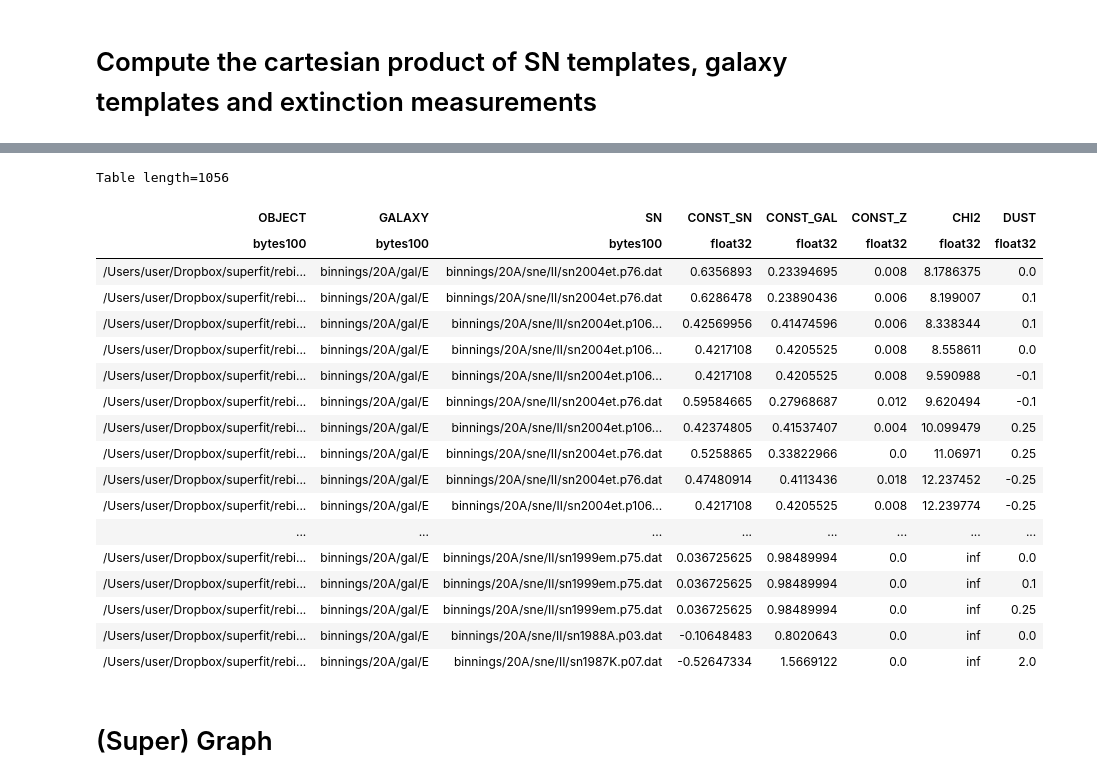
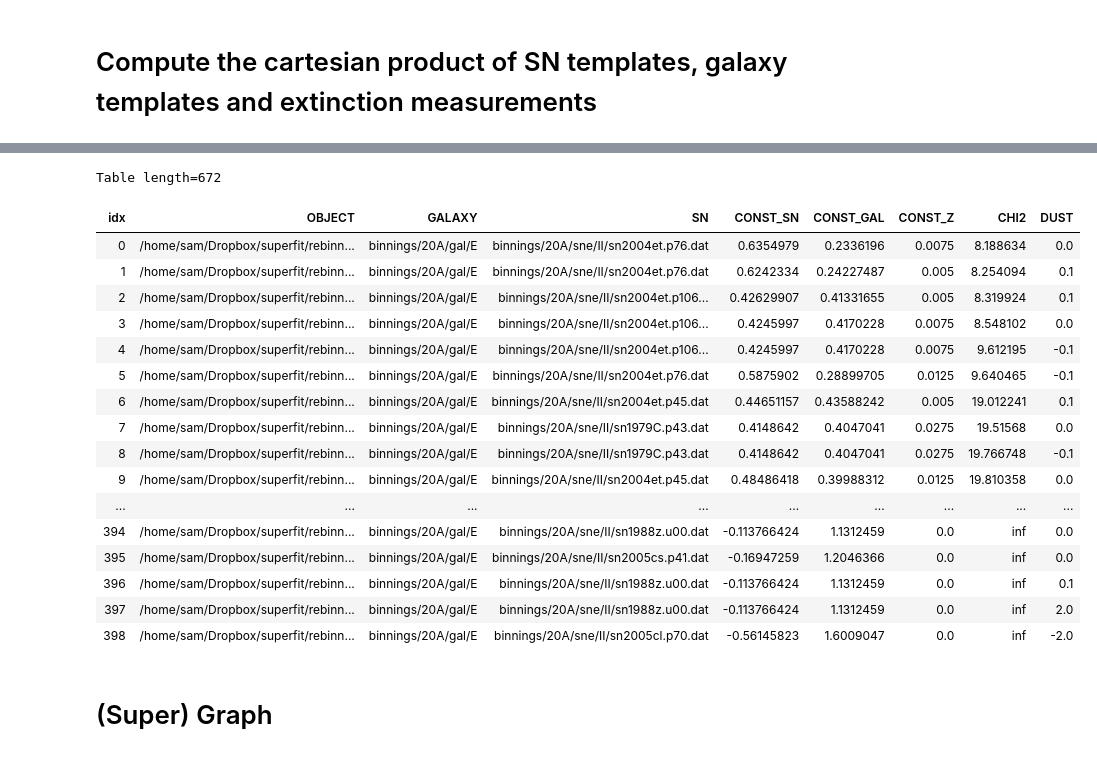
Before and after one commit to oyaron/NGSF, a Jupyter notebook: BFF.ipynb, the cells around one changed output, grey strips where cells are left out. Saved outputs shown, nothing was run; the diff lists cells and outputs as text; code cells hidden in the pictures.

```diff
--- a/BFF.ipynb
+++ b/BFF.ipynb
@@ -138,14 +138,15 @@ def wrapper_fit(DATABASE):
 
 
     error       =  error_spectra(spec_object)
-    spec_object_interp     =  interpolate.interp1d(spec_object[:,0], spec_object[:,1], bounds_error=False, fill_value=0)
-    spec_object_err_interp =  interpolate.interp1d(error[:,0],       error[:,1],       bounds_error=False, fill_value=np.inf)
+    object_interp     =  interpolate.interp1d(spec_object[:,0], spec_object[:,1], bounds_error=False, fill_value=0)
+    object_err_interp =  interpolate.interp1d(error[:,0],       error[:,1],       bounds_error=False, fill_value=np.inf)
 
 
 
-    number = 101
+    number = 21
     #z = np.random.randint(0,20,number)/1000.
-    z = np.linspace(0,0.2,number)
+    z = np.linspace(0,0.05,number)
+    #z = np.array([-0.1, 0, 0.1])
     chi2 = np.zeros(number)
     b = np.zeros(number)
     d = np.zeros(number)
@@ -155,8 +156,8 @@ def wrapper_fit(DATABASE):
 
 
 
-        spec_gal_interp        =  interpolate.interp1d(spec_gal[:,0]*(1+z[i]),    spec_gal[:,1],    bounds_error=False, fill_value=0)
-        spec_sn_interp         =  interpolate.interp1d(spec_SN[:,0]*(1+z[i]),     spec_SN[:,1],     bounds_error=False, fill_value=0)
+        gal_interp        =  interpolate.interp1d(spec_gal[:,0]*(1+z[i]),    spec_gal[:,1],    bounds_error=False, fill_value=0)
+        sn_interp         =  interpolate.interp1d(spec_SN[:,0]*(1+z[i]),     spec_SN[:,1],     bounds_error=False, fill_value=0)
 
 
         lambda_min   =   max([   spec_gal[:,0][0],  spec_SN[:,0][0],  spec_object[:,0][0]   ])
@@ -166,14 +167,14 @@ def wrapper_fit(DATABASE):
         lam          =   spec_object[:,0][ (spec_object[:,0] >= lambda_min) & (spec_object[:,0] <= lambda_max) ]
 
 
-        sigma        =  spec_object_err_interp(lam)
-        object_spec  =  spec_object_interp    (lam)
+        sigma        =  object_err_interp(lam)
+        object_spec  =  object_interp    (lam)
 
         if True:
 
 
-            gal = spec_gal_interp(lam)
-            sn  = spec_sn_interp(lam)
+            gal = gal_interp(lam)
+            sn  = sn_interp(lam)
 
 
             c = 1 / ( np.sum(sn**2) * np.sum(gal**2) - np.sum(gal*sn)**2 )
@@ -191,7 +192,8 @@ def wrapper_fit(DATABASE):
 
 
 
-        #Second method, uses a curvefit routine to find the
+        # Second method, uses a curvefit routine to find the best fitting paramters to the curve and then from them
+        # We compute the chi2
         else:
 
             def func(x, b, d):
@@ -246,7 +248,7 @@ templates_sn = np.array(templates_sn)
 
 #The beginning, end, and interval for the dust are decided by the user
 
-templates_dust = np.array([-2, -1, -0.5, -0.25, -0.1, 0, 0.1, 0.25, 0.5, 1 , 2])
+templates_dust = np.array([-2,-1,-0.1, 0, 0.1, 1, 2])
 #templates_dust = np.linspace(-2,2,11)
 # %% [markdown]
 ## Truncate templates SN, HG
@@ -269,7 +271,7 @@ cartesian_product_all  =  table.Table(cartesian_product_all, names=('GALAXY', 'S
 
 
 # Here the user enters the template he wants to analize
-cartesian_product_all['OBJECT']=["/Users/user/Dropbox/superfit/rebinned/combined/avishay"]
+cartesian_product_all['OBJECT']=["/home/sam/Dropbox/superfit/rebinned/combined/avishay"]
 
 
 cartesian_product_all
@@ -322,27 +344,27 @@ result=table.vstack(result)
 # %%
 result
 result.sort('CHI2')
 result
+table.Table.show_in_notebook(result)
 # %% [output]
-Table length=1056
+Table length=672
-| OBJECT | GALAXY | SN | CONST_SN | CONST_GAL | CONST_Z | CHI2 | DUST |
-| bytes100 | bytes100 | bytes100 | float32 | float32 | float32 | float32 | float32 |
-| /Users/user/Dropbox/superfit/rebi... | binnings/20A/gal/E | binnings/20A/sne/II/sn2004et.p76.dat | 0.6356893 | 0.23394695 | 0.008 | 8.1786375 | 0.0 |
-| /Users/user/Dropbox/superfit/rebi... | binnings/20A/gal/E | binnings/20A/sne/II/sn2004et.p76.dat | 0.6286478 | 0.23890436 | 0.006 | 8.199007 | 0.1 |
-| /Users/user/Dropbox/superfit/rebi... | binnings/20A/gal/E | binnings/20A/sne/II/sn2004et.p106... | 0.42569956 | 0.41474596 | 0.006 | 8.338344 | 0.1 |
-| /Users/user/Dropbox/superfit/rebi... | binnings/20A/gal/E | binnings/20A/sne/II/sn2004et.p106... | 0.4217108 | 0.4205525 | 0.008 | 8.558611 | 0.0 |
-| /Users/user/Dropbox/superfit/rebi... | binnings/20A/gal/E | binnings/20A/sne/II/sn2004et.p106... | 0.4217108 | 0.4205525 | 0.008 | 9.590988 | -0.1 |
-| /Users/user/Dropbox/superfit/rebi... | binnings/20A/gal/E | binnings/20A/sne/II/sn2004et.p76.dat | 0.59584665 | 0.27968687 | 0.012 | 9.620494 | -0.1 |
-| /Users/user/Dropbox/superfit/rebi... | binnings/20A/gal/E | binnings/20A/sne/II/sn2004et.p106... | 0.42374805 | 0.41537407 | 0.004 | 10.099479 | 0.25 |
-| /Users/user/Dropbox/superfit/rebi... | binnings/20A/gal/E | binnings/20A/sne/II/sn2004et.p76.dat | 0.5258865 | 0.33822966 | 0.0 | 11.06971 | 0.25 |
-| /Users/user/Dropbox/superfit/rebi... | binnings/20A/gal/E | binnings/20A/sne/II/sn2004et.p76.dat | 0.47480914 | 0.4113436 | 0.018 | 12.237452 | -0.25 |
-| /Users/user/Dropbox/superfit/rebi... | binnings/20A/gal/E | binnings/20A/sne/II/sn2004et.p106... | 0.4217108 | 0.4205525 | 0.008 | 12.239774 | -0.25 |
-| ... | ... | ... | ... | ... | ... | ... | ... |
-| /Users/user/Dropbox/superfit/rebi... | binnings/20A/gal/E | binnings/20A/sne/II/sn1999em.p75.dat | 0.036725625 | 0.98489994 | 0.0 | inf | 0.0 |
-| /Users/user/Dropbox/superfit/rebi... | binnings/20A/gal/E | binnings/20A/sne/II/sn1999em.p75.dat | 0.036725625 | 0.98489994 | 0.0 | inf | 0.1 |
-| /Users/user/Dropbox/superfit/rebi... | binnings/20A/gal/E | binnings/20A/sne/II/sn1999em.p75.dat | 0.036725625 | 0.98489994 | 0.0 | inf | 0.25 |
-| /Users/user/Dropbox/superfit/rebi... | binnings/20A/gal/E | binnings/20A/sne/II/sn1988A.p03.dat | -0.10648483 | 0.8020643 | 0.0 | inf | 0.0 |
-| /Users/user/Dropbox/superfit/rebi... | binnings/20A/gal/E | binnings/20A/sne/II/sn1987K.p07.dat | -0.52647334 | 1.5669122 | 0.0 | inf | 2.0 |
+| idx | OBJECT | GALAXY | SN | CONST_SN | CONST_GAL | CONST_Z | CHI2 | DUST |
+| 0 | /home/sam/Dropbox/superfit/rebinn... | binnings/20A/gal/E | binnings/20A/sne/II/sn2004et.p76.dat | 0.6354979 | 0.2336196 | 0.0075 | 8.188634 | 0.0 |
+| 1 | /home/sam/Dropbox/superfit/rebinn... | binnings/20A/gal/E | binnings/20A/sne/II/sn2004et.p76.dat | 0.6242334 | 0.24227487 | 0.005 | 8.254094 | 0.1 |
+| 2 | /home/sam/Dropbox/superfit/rebinn... | binnings/20A/gal/E | binnings/20A/sne/II/sn2004et.p106... | 0.42629907 | 0.41331655 | 0.005 | 8.319924 | 0.1 |
+| 3 | /home/sam/Dropbox/superfit/rebinn... | binnings/20A/gal/E | binnings/20A/sne/II/sn2004et.p106... | 0.4245997 | 0.4170228 | 0.0075 | 8.548102 | 0.0 |
+| 4 | /home/sam/Dropbox/superfit/rebinn... | binnings/20A/gal/E | binnings/20A/sne/II/sn2004et.p106... | 0.4245997 | 0.4170228 | 0.0075 | 9.612195 | -0.1 |
+| 5 | /home/sam/Dropbox/superfit/rebinn... | binnings/20A/gal/E | binnings/20A/sne/II/sn2004et.p76.dat | 0.5875902 | 0.28899705 | 0.0125 | 9.640465 | -0.1 |
+| 6 | /home/sam/Dropbox/superfit/rebinn... | binnings/20A/gal/E | binnings/20A/sne/II/sn2004et.p45.dat | 0.44651157 | 0.43588242 | 0.005 | 19.012241 | 0.1 |
+| 7 | /home/sam/Dropbox/superfit/rebinn... | binnings/20A/gal/E | binnings/20A/sne/II/sn1979C.p43.dat | 0.4148642 | 0.4047041 | 0.0275 | 19.51568 | 0.0 |
+| 8 | /home/sam/Dropbox/superfit/rebinn... | binnings/20A/gal/E | binnings/20A/sne/II/sn1979C.p43.dat | 0.4148642 | 0.4047041 | 0.0275 | 19.766748 | -0.1 |
+| 9 | /home/sam/Dropbox/superfit/rebinn... | binnings/20A/gal/E | binnings/20A/sne/II/sn2004et.p45.dat | 0.48486418 | 0.39988312 | 0.0125 | 19.810358 | 0.0 |
+| ... | ... | ... | ... | ... | ... | ... | ... | ... |
+| 394 | /home/sam/Dropbox/superfit/rebinn... | binnings/20A/gal/E | binnings/20A/sne/II/sn1988z.u00.dat | -0.113766424 | 1.1312459 | 0.0 | inf | 0.0 |
+| 395 | /home/sam/Dropbox/superfit/rebinn... | binnings/20A/gal/E | binnings/20A/sne/II/sn2005cs.p41.dat | -0.16947259 | 1.2046366 | 0.0 | inf | 0.0 |
+| 396 | /home/sam/Dropbox/superfit/rebinn... | binnings/20A/gal/E | binnings/20A/sne/II/sn1988z.u00.dat | -0.113766424 | 1.1312459 | 0.0 | inf | 0.1 |
+| 397 | /home/sam/Dropbox/superfit/rebinn... | binnings/20A/gal/E | binnings/20A/sne/II/sn1988z.u00.dat | -0.113766424 | 1.1312459 | 0.0 | inf | 2.0 |
+| 398 | /home/sam/Dropbox/superfit/rebinn... | binnings/20A/gal/E | binnings/20A/sne/II/sn2005cl.p70.dat | -0.56145823 | 1.6009047 | 0.0 | inf | -2.0 |
 # %% [markdown]
 # (Super) Graph
 # %%
```
Also changed, not shown: parts of 7 cells of this notebook.
